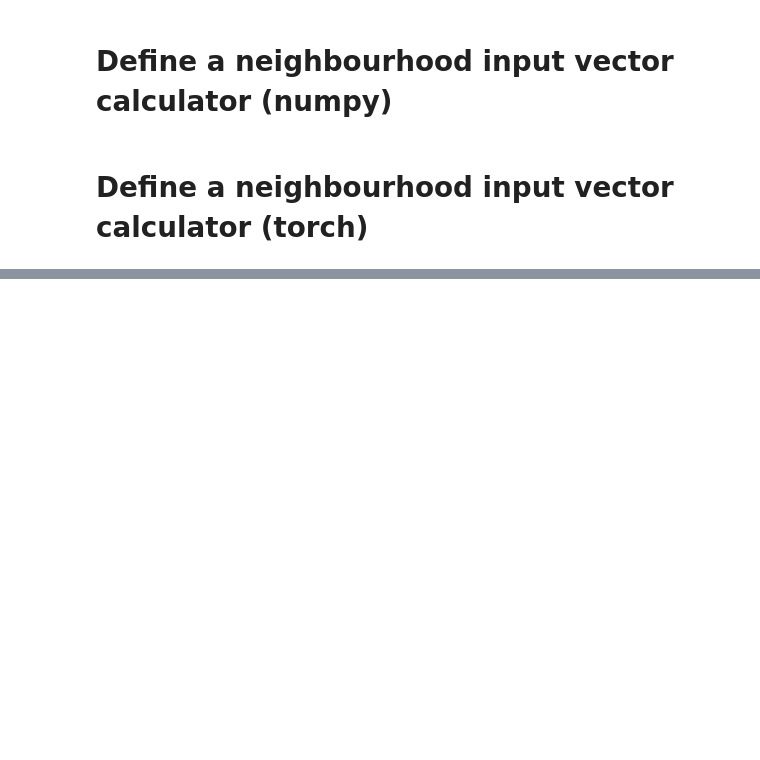
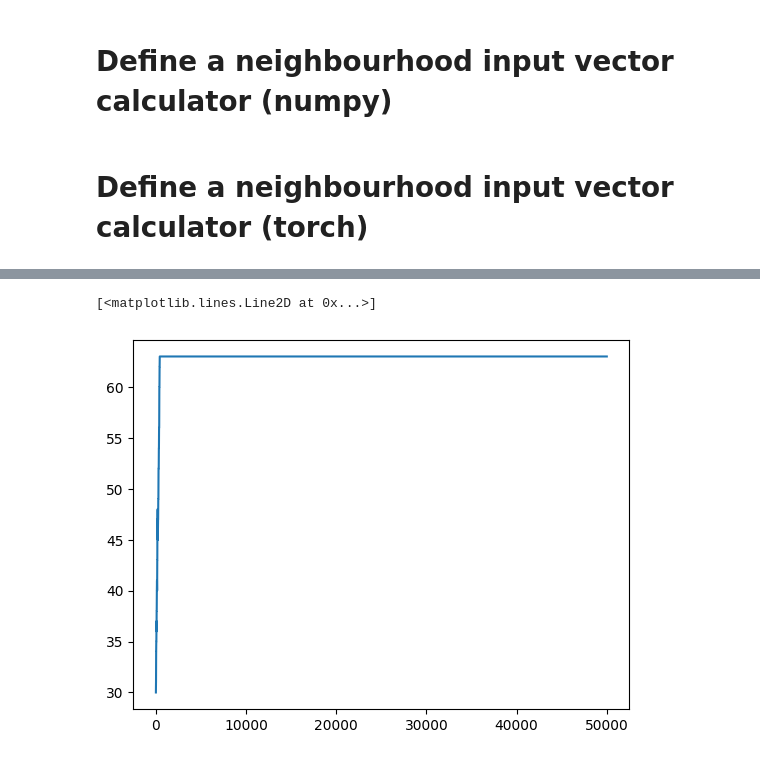
Before and after one commit to SpaceMeerkat/traident, a Jupyter notebook: training/preprocessing.ipynb, the cells around one changed output, grey strips where cells are left out. Saved outputs shown, nothing was run; the diff lists cells and outputs as text; code cells hidden in the pictures; blank space fills up the shorter version.

```diff
--- a/training/preprocessing.ipynb
+++ b/training/preprocessing.ipynb
@@ -283,0 +352,6 @@ plt.plot(all_loss)
+# %%
+plt.figure()
+plt.plot(x)
+# %% [output]
+[<matplotlib.lines.Line2D at 0x...>]
+[figure, added]
```
Also changed, not shown: parts of 9 cells of this notebook.
